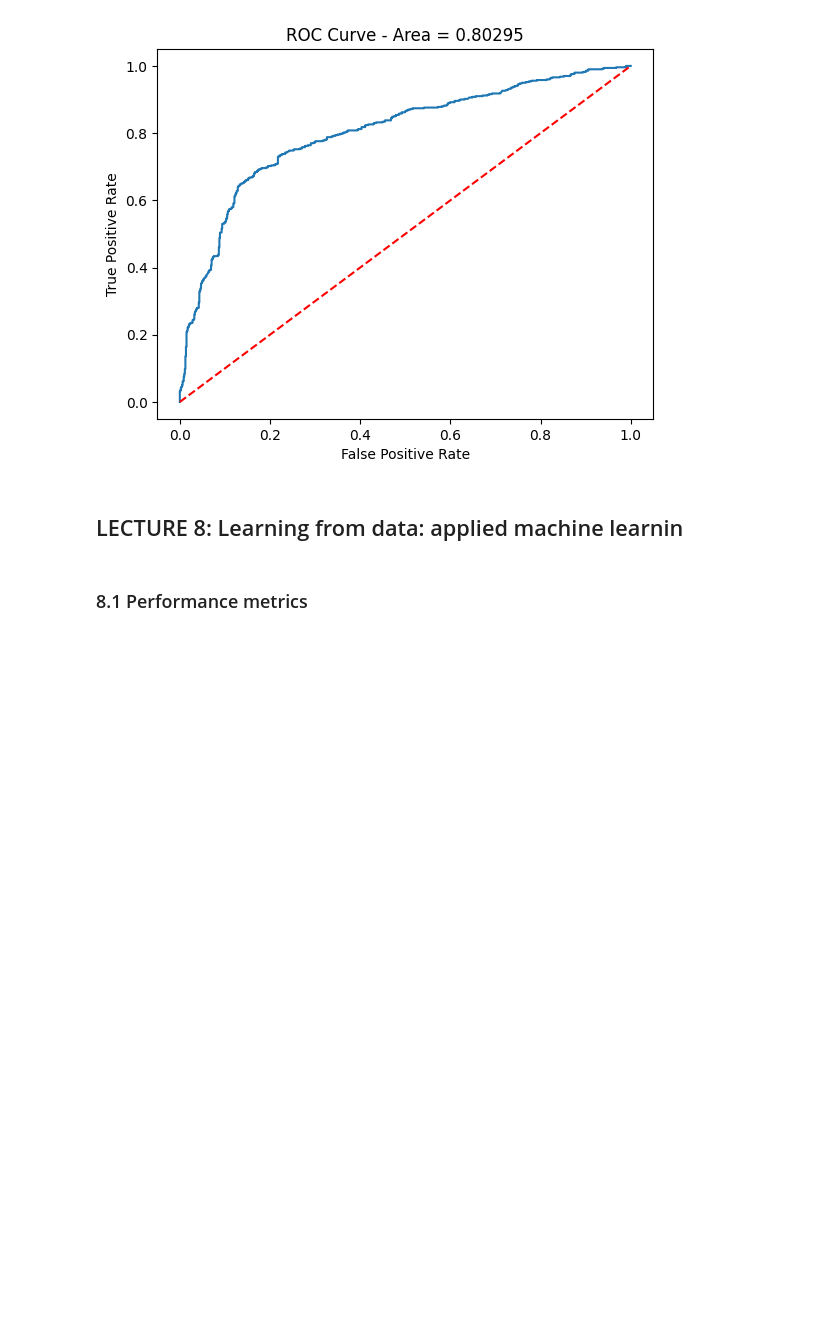
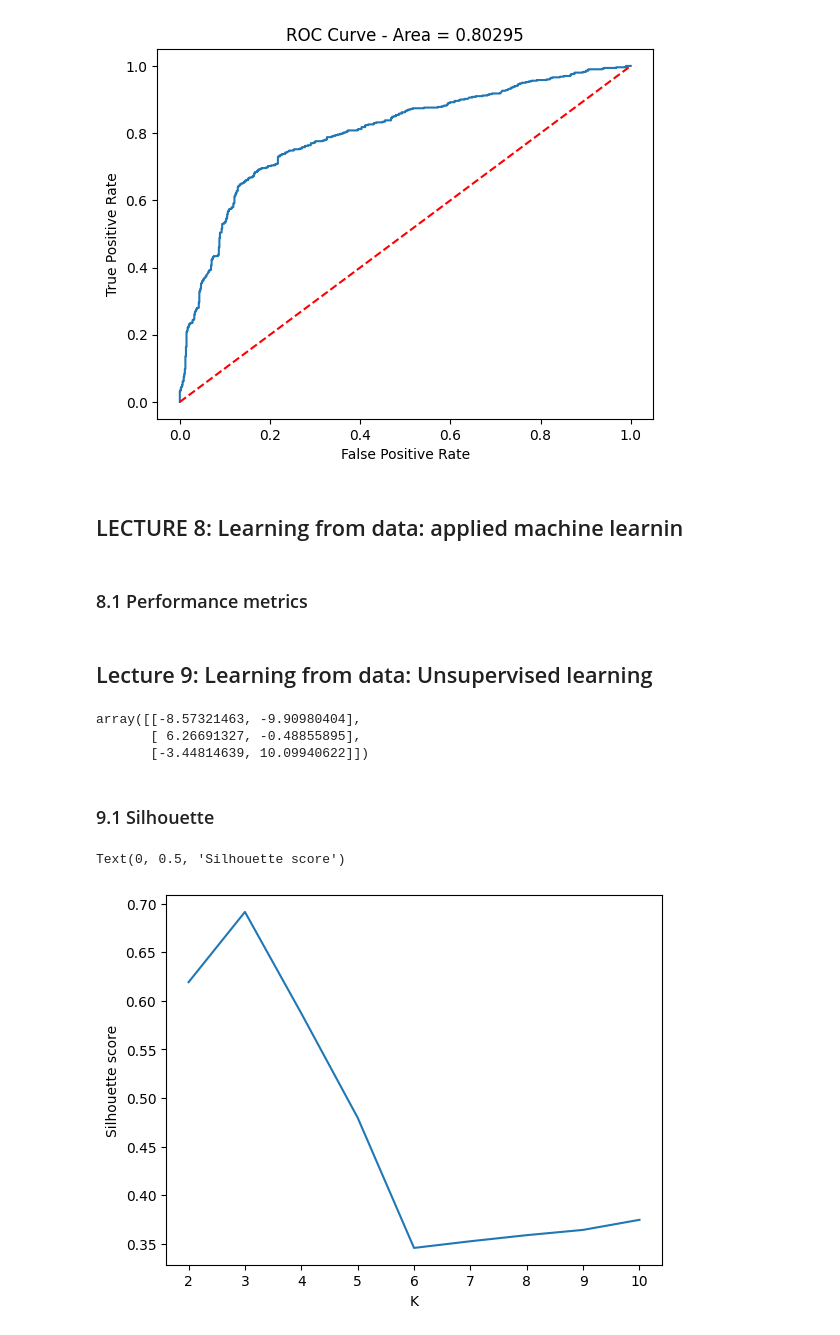
Before and after one commit to roduit/2023, a Jupyter notebook: Exercises/Recap/ada_recap.ipynb, the cells around one changed output. Saved outputs shown, nothing was run; the diff lists cells and outputs as text; code cells hidden in the pictures; blank space fills up the shorter version.

Commit message:
recap lectures 9-10-11

```diff
--- a/Exercises/Recap/ada_recap.ipynb
+++ b/Exercises/Recap/ada_recap.ipynb
@@ -604,3 +605,5 @@ def f1_score(TP,FP,FN):
         float: F1 score
     """
     return 2*precision(TP,FP)*recall(TP,FN)/(precision(TP,FP)+recall(TP,FN))
+# %% [markdown]
+## Lecture 9: Learning from data: Unsupervised learning
@@ -606,0 +615,41 @@ def f1_score(TP,FP,FN):
+# %%
+random.seed(42)
+top_secret_number = random.randint(2, 10)
+total_samples = 100
+
+# This create some artifical clusters with standard dev. = 2
+X, _, centers = make_blobs(n_samples=total_samples,
+                           centers=top_secret_number,
+                           cluster_std=2,
+                           n_features=2,
+                           return_centers=True,
+                           random_state=42)
+
+X[:3]
+# %% [output]
+array([[-8.57321463, -9.90980404],
+       [ 6.26691327, -0.48855895],
+       [-3.44814639, 10.09940622]])
+# %% [markdown]
+### 9.1 Silhouette
+# %%
+silhouettes = []
+
+# Try multiple k
+for k in range(2, 11):
+    # Cluster the data and assigne the labels
+    labels = KMeans(n_clusters=k, random_state=10).fit_predict(X)
+    # Get the Silhouette score
+    score = silhouette_score(X, labels)
+    silhouettes.append({"k": k, "score": score})
+
+# Convert to dataframe
+silhouettes = pd.DataFrame(silhouettes)
+
+# Plot the data
+plt.plot(silhouettes.k, silhouettes.score)
+plt.xlabel("K")
+plt.ylabel("Silhouette score")
+# %% [output]
+Text(0, 0.5, 'Silhouette score')
+[figure, added]
```
Also changed, not shown: parts of 49 cells of this notebook, 5 other files.
